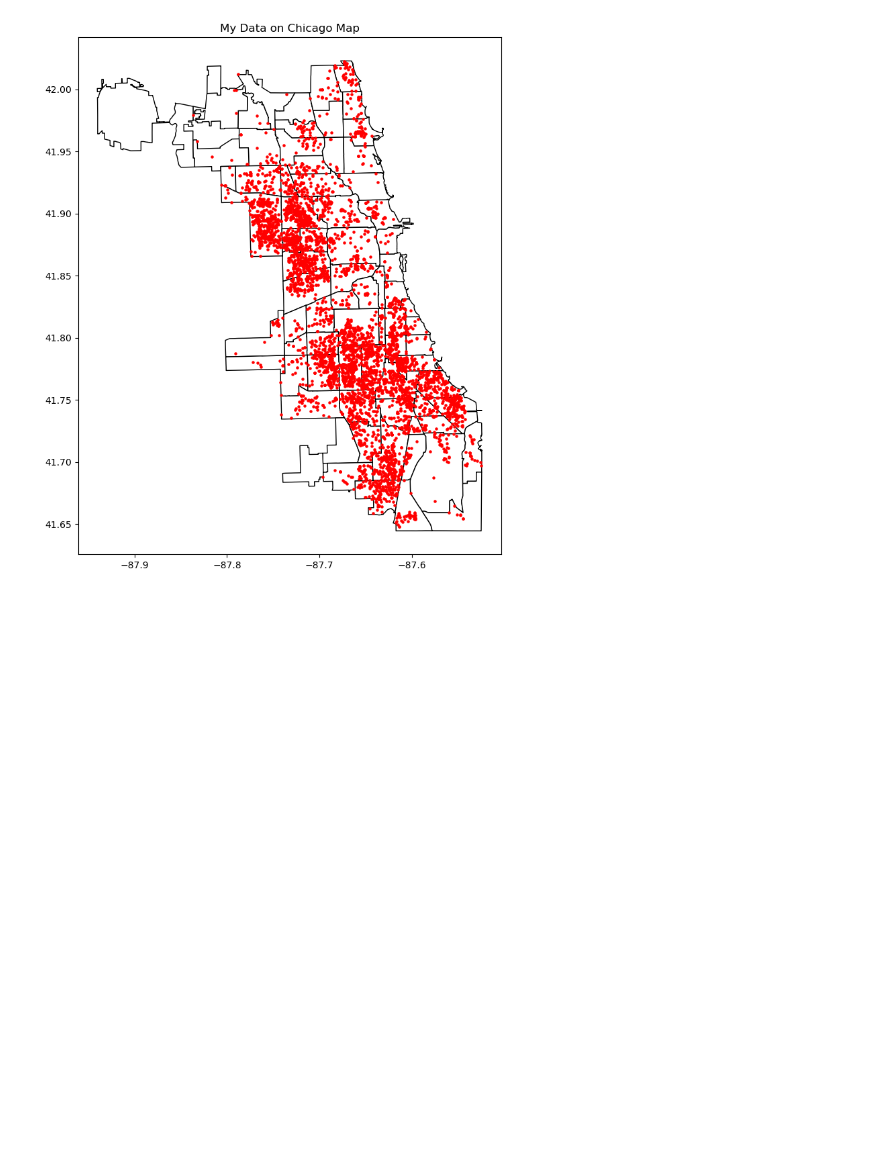
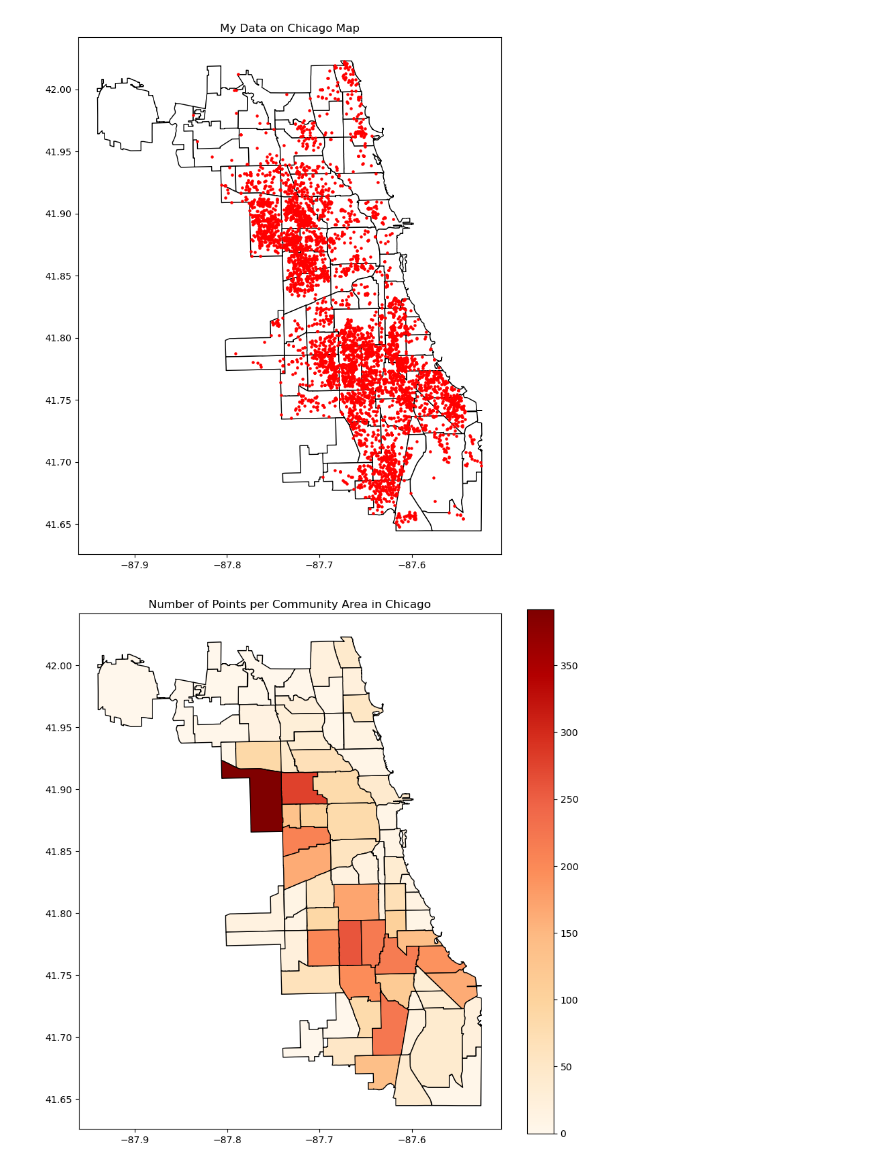
Before and after one commit to YoyoLin008/Lin-Lin, a Jupyter notebook: Datasets/Combined.ipynb, the cells around one changed output. Drawn from its saved outputs; the diff is of its cells as text; code cells hidden in the pictures; blank space fills up the shorter version.

```diff
--- a/Datasets/Combined.ipynb
+++ b/Datasets/Combined.ipynb
@@ -116,25 +110,43 @@ In merged_area but not in stat_area: set()
 # %%
-# Method comes from: https://chatgpt.com/c/69cb28e5-c134-832d-9061-cced1c1fb5e6
-# Chicago polygons
+# Method comes from: https://towardsdatascience.com/plotting-maps-with-geopandas-428c97295a73/
+# Chicago polygons.
 chicago = gpd.read_file(geodatasets.get_path("geoda.chicago_commpop"))
 
+df_merged = df_merged[(df_merged["year"] >= 2005) & (df_merged["year"] <= 2010)]
+
+# Convert data to a GeoDataFrame.
 geometry = [Point(xy) for xy in zip(df_merged["longitude"], df_merged["latitude"])]
-
 geo_df = gpd.GeoDataFrame(df_merged, geometry=geometry)
-
 geo_df.set_crs(epsg=4326, inplace=True)
-
 geo_df = geo_df.to_crs(chicago.crs)
 
 fig, ax = plt.subplots(figsize=(10, 10))
 
-# Base map
+# Base map.
 chicago.plot(ax=ax, color="white", edgecolor="black")
 
-# Your points
+# Data.
 geo_df.plot(ax=ax, color="red", markersize=5)
 
 plt.title("My Data on Chicago Map")
 plt.show()
 # %% [output]
 [figure]
+# %%
+# Assign each point to a community area.
+joined = gpd.sjoin(geo_df, chicago, how="left", predicate='within')
+
+# Count points per community area.
+counts = joined.groupby("community")[['geometry']].count().rename(columns={'geometry': 'point_count'})
+
+# Merge counts back to chicago polygons.
+chicago_counts = chicago.merge(counts, left_on="community", right_index=True, how="left")
+chicago_counts['point_count'] = chicago_counts['point_count'].fillna(0)  # fill NaN with 0
+
+# Plot choropleth.
+fig, ax = plt.subplots(figsize=(10, 10))
+chicago_counts.plot(column='point_count', ax=ax, cmap='OrRd', edgecolor='black', legend=True)
+plt.title("Number of Points per Community Area in Chicago")
+plt.show()
+# %% [output]
+[figure, added]
```
Also changed, not shown: parts of 6 cells of this notebook.
